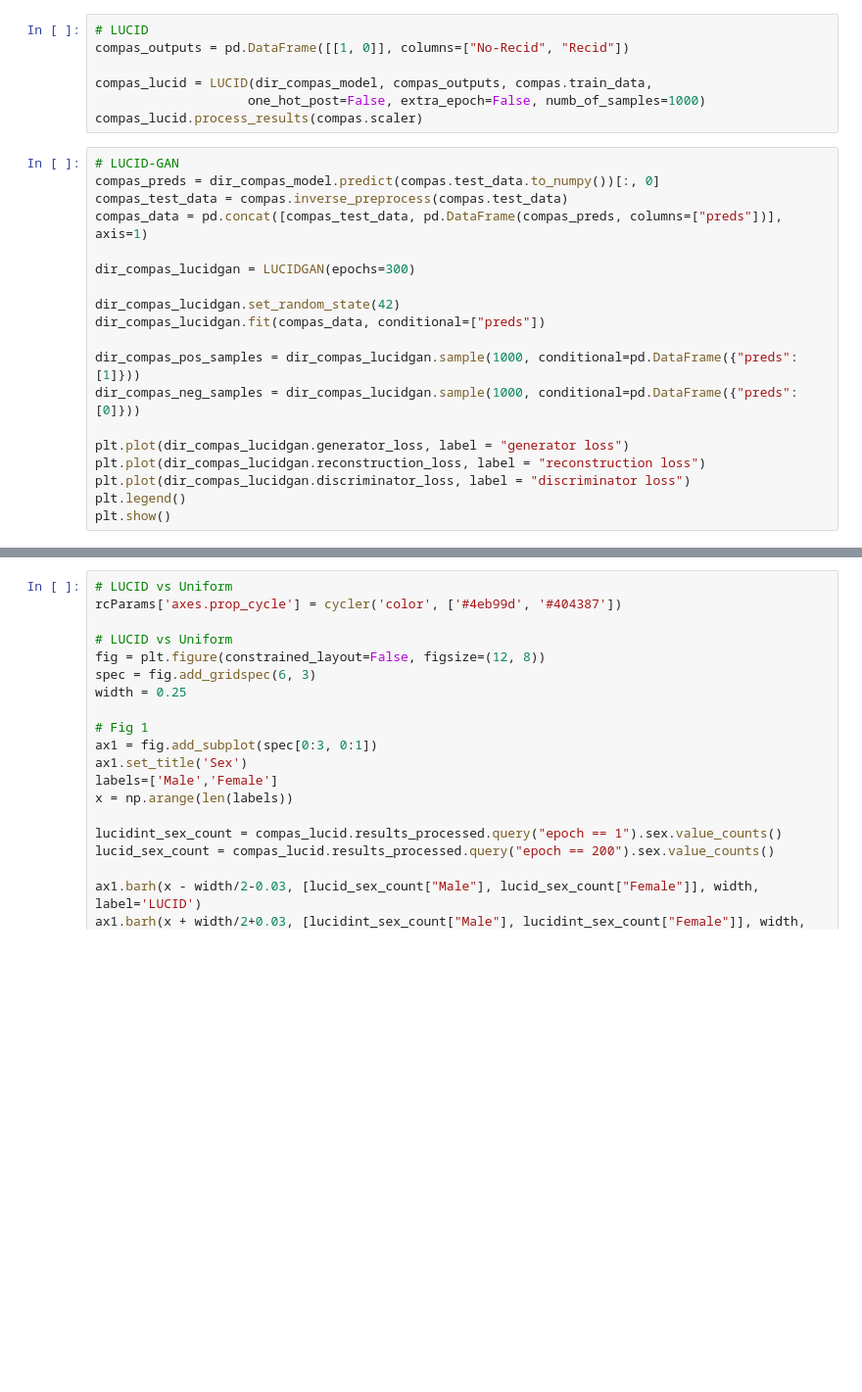
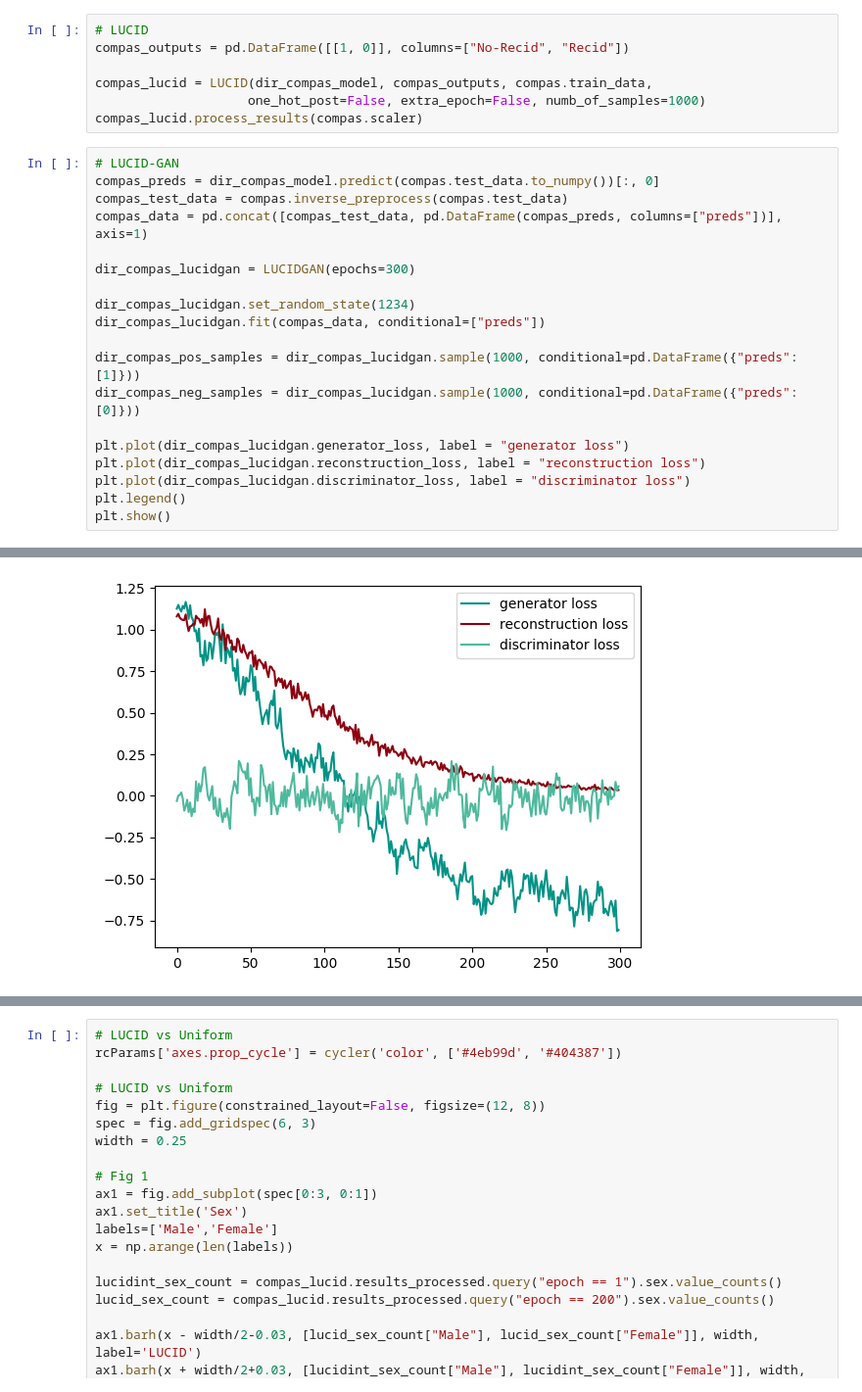
Before and after one commit to Integrated-Intelligence-Lab/canonical_sets, a Jupyter notebook: examples/example_GAN_compas.ipynb, the cells around one changed output, grey strips where cells are left out. Shown: that part at 98% size. Drawn from its saved outputs; the diff is of its cells as text; blank space fills up the shorter version.

```diff
--- a/examples/example_GAN_compas.ipynb
+++ b/examples/example_GAN_compas.ipynb
@@ -57,7 +75,7 @@ compas_data = pd.concat([compas_test_data, pd.DataFrame(compas_preds, columns=["
 
 dir_compas_lucidgan = LUCIDGAN(epochs=300)
 
-dir_compas_lucidgan.set_random_state(42)
+dir_compas_lucidgan.set_random_state(1234)
 dir_compas_lucidgan.fit(compas_data, conditional=["preds"])
 
 dir_compas_pos_samples = dir_compas_lucidgan.sample(1000, conditional=pd.DataFrame({"preds": [1]}))
@@ -68,3 +86,4 @@ plt.plot(dir_compas_lucidgan.reconstruction_loss, label = "reconstruction loss")
 plt.plot(dir_compas_lucidgan.discriminator_loss, label = "discriminator loss")
 plt.legend()
 plt.show()
+# %% [output]
@@ -71,3 +91,4 @@ plt.show()
+[figure, added]
 # %%
 # Figure compas: LUCID vs LUCID-GAN
 fig = plt.figure(constrained_layout=False, figsize=(12, 8))
```
Also changed, not shown: parts of 11 cells of this notebook, 1 other file.
